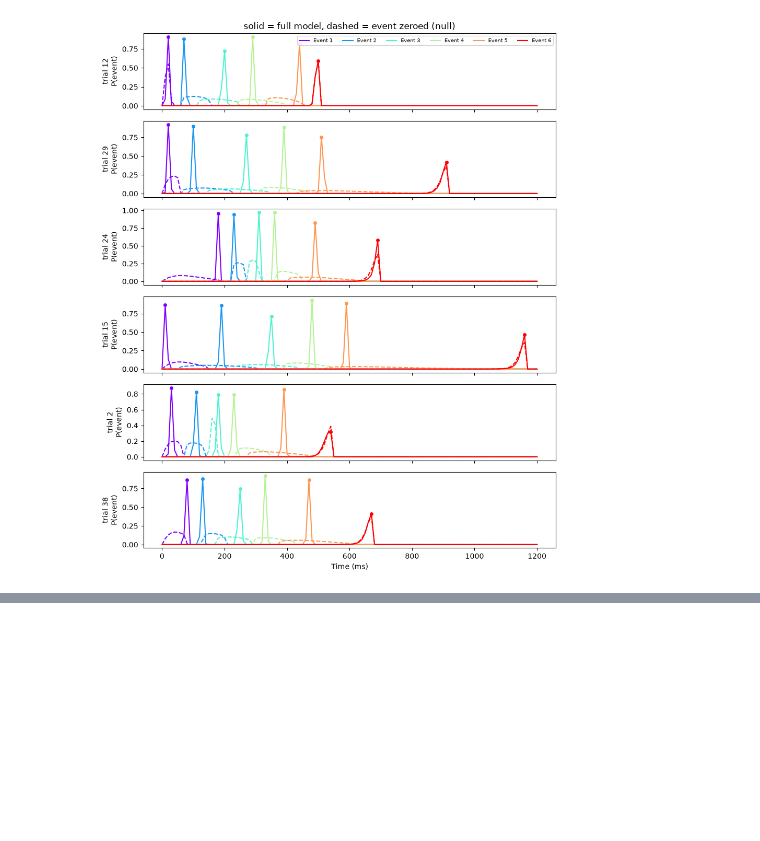
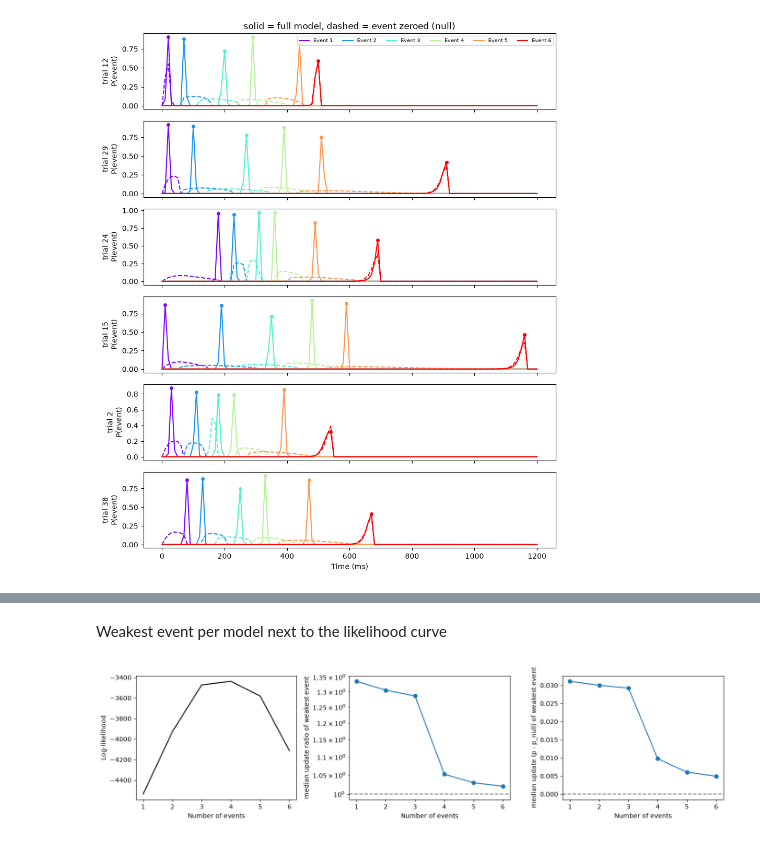
Before and after one commit to ACA-CS-433/hmp-ML, a Jupyter notebook: docs/source/notebooks/Metrics.ipynb, the cells around one changed output, grey strips where cells are left out. Cells and saved outputs as stored; diff of their text form; code cells hidden in the pictures; blank space fills up the shorter version.

Commit message:
feat: added metric use against real data
Added a function to flag hallucination based on the hallucination metric and the likelihood of the event

```diff
--- a/docs/source/notebooks/Metrics.ipynb
+++ b/docs/source/notebooks/Metrics.ipynb
@@ -389,0 +454,4 @@ plt.show()
+# %%
+pattern_real = hmp.patterns.HalfSine(width=50)
+pattern_data_real = PatternData.from_basedata(base_data_real, pattern=pattern_real)
+print(pattern_data_real.cross_corr.shape)
@@ -389,0 +460,5 @@ plt.show()
+# %%
+elim_real = EliminativeMethod()
+lkh_elim_real, _ = elim_real.fit_transform(data=pattern_data_real, cpus=cpus)
+
+n_evnt_real = [s.n_events for s in elim_real.submodels.values()]
@@ -389,0 +473,6 @@ plt.show()
+# %%
+#calculate the event for each submodel
+upd_elim_real = pd.concat([event_update(s, pattern_data_real) for s in elim_real.submodels.values()],
+                          ignore_index=True)
+summary_elim_real = update_summary(upd_elim_real)
+print(summary_elim_real.round(2).to_string(index=False))
@@ -389,0 +497,27 @@ plt.show()
+# %% [markdown]
+Weakest event per model next to the likelihood curve
+# %%
+weak = summary_elim_real.groupby("n_events").agg(weakest_ratio=("ratio_median", "min"),
+                                       weakest_diff=("diff_median", "min"))
+
+fig, ax = plt.subplots(1, 3, figsize=(14, 3.5))
+
+ax[0].plot(n_evnt_real, lkh_elim_real, "k")
+ax[0].set_ylabel("Log-likelihood")
+
+ax[1].plot(weak.index, weak.weakest_ratio, "o-")
+ax[1].axhline(1, ls="--", c="grey")
+ax[1].set_yscale("log")
+ax[1].set_ylabel("median update ratio of weakest event")
+
+ax[2].plot(weak.index, weak.weakest_diff, "o-")
+ax[2].axhline(0, ls="--", c="grey")
+ax[2].set_ylabel("median update (p - p_null) of weakest event")
+
+for a in ax:
+    a.set_xlabel("Number of events")
+
+plt.tight_layout()
+plt.show()
+# %% [output]
+[figure, added]
```
Also changed, not shown: parts of 14 cells of this notebook.
